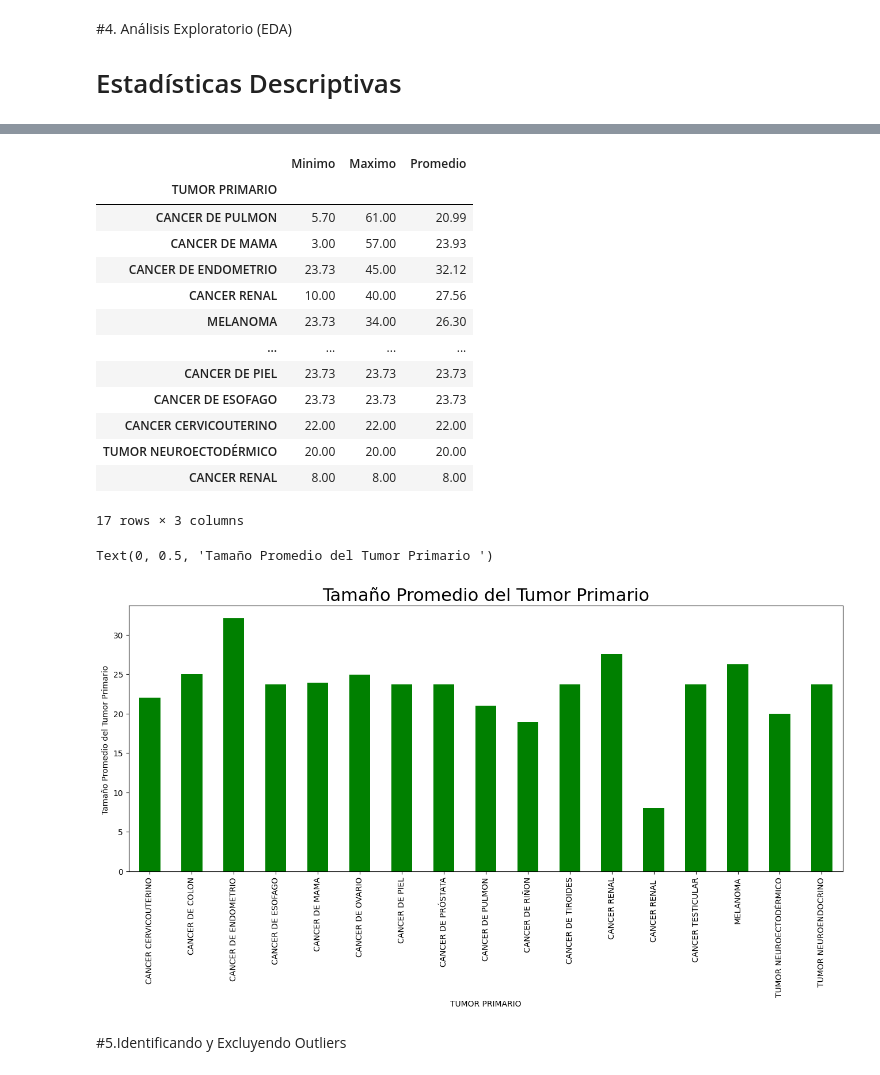
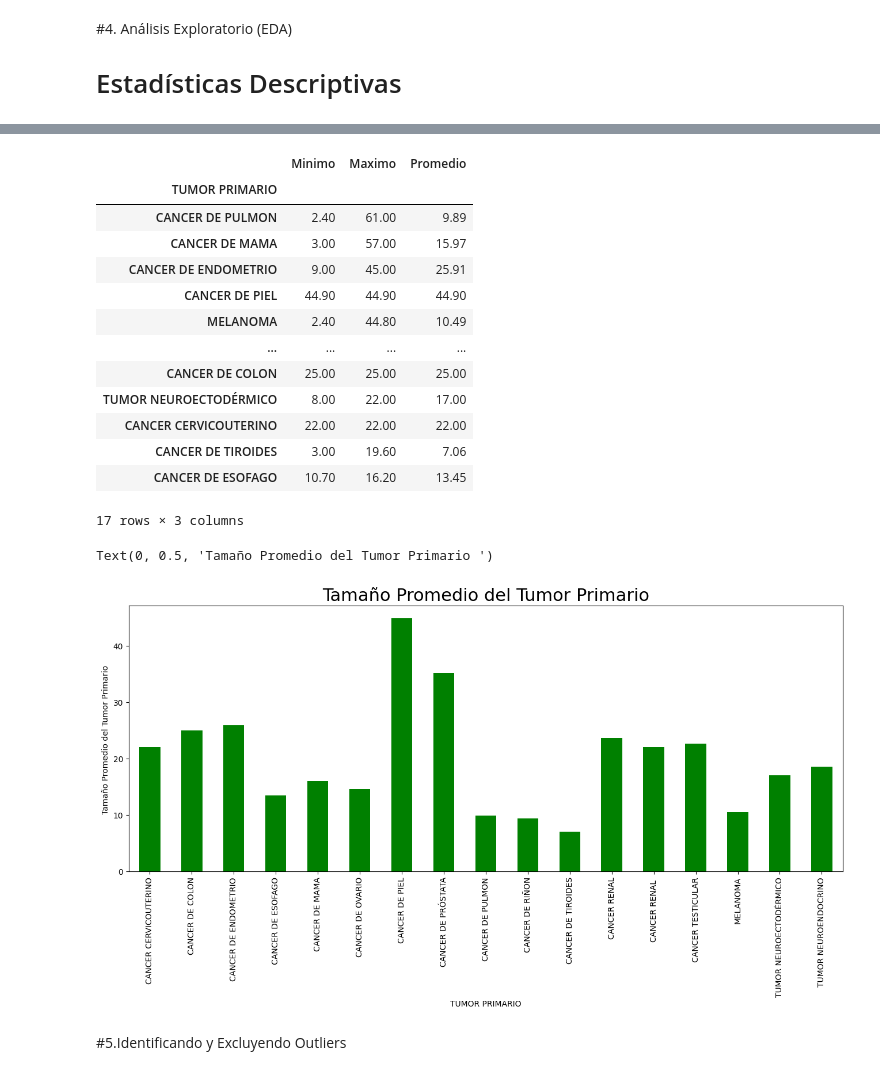
Before and after one commit to AngelTroncoso/TratamientoOncologico, a Jupyter notebook: s_20_10_data_Enero.ipynb, the cells around one changed output, grey strips where cells are left out. Cells and saved outputs as stored; diff of their text form; code cells hidden in the pictures.

```diff
--- a/s_20_10_data_Enero.ipynb
+++ b/s_20_10_data_Enero.ipynb
@@ -157,7 +157,7 @@ La base de datos presenta 468 Filas y 20 variables
 # %% [markdown]
 ##Eliminando Valores Nulos
 # %%
-dataset = pd.read_excel('/content/BASE DE DATOS METS localizacion correg (1).xlsx')
+dataset = pd.read_excel('/content/BASE DE DATOS METS localizacion correg (2).xlsx')
 # %%
 dataset.head(10)
 # %% [output]
@@ -300,33 +341,37 @@ dataset[numeric_cols].aggregate(['min', 'max'])
 # %%
-dataset.groupby('TUMOR PRIMARIO')['TAMAÑO'].aggregate(['min','max','mean']) \
+# Convertir la columna 'TAMAÑO ' a numérica, manejando errores
+dataset['TAMAÑO '] = pd.to_numeric(dataset['TAMAÑO '], errors='coerce')
+
+# Ahora, realiza la agrupación y agregación
+dataset.groupby('TUMOR PRIMARIO')['TAMAÑO '].aggregate(['min','max','mean']) \
         .rename(columns={'min':'Minimo', 'max':'Maximo', 'mean':'Promedio'}) \
         .sort_values(by='Maximo', ascending=False)
 # %% [output]
 |  | Minimo | Maximo | Promedio |
 | TUMOR PRIMARIO |  |  |  |
-| CANCER DE PULMON | 5.70 | 61.00 | 20.99 |
-| CANCER DE MAMA | 3.00 | 57.00 | 23.93 |
-| CANCER DE ENDOMETRIO | 23.73 | 45.00 | 32.12 |
-| CANCER RENAL | 10.00 | 40.00 | 27.56 |
-| MELANOMA | 23.73 | 34.00 | 26.30 |
+| CANCER DE PULMON | 2.40 | 61.00 | 9.89 |
+| CANCER DE MAMA | 3.00 | 57.00 | 15.97 |
+| CANCER DE ENDOMETRIO | 9.00 | 45.00 | 25.91 |
+| CANCER DE PIEL | 44.90 | 44.90 | 44.90 |
+| MELANOMA | 2.40 | 44.80 | 10.49 |
 | ... | ... | ... | ... |
-| CANCER DE PIEL | 23.73 | 23.73 | 23.73 |
-| CANCER DE ESOFAGO | 23.73 | 23.73 | 23.73 |
+| CANCER DE COLON | 25.00 | 25.00 | 25.00 |
+| TUMOR NEUROECTODÉRMICO | 8.00 | 22.00 | 17.00 |
 | CANCER CERVICOUTERINO | 22.00 | 22.00 | 22.00 |
-| TUMOR NEUROECTODÉRMICO | 20.00 | 20.00 | 20.00 |
-| CANCER RENAL | 8.00 | 8.00 | 8.00 |
+| CANCER DE TIROIDES | 3.00 | 19.60 | 7.06 |
+| CANCER DE ESOFAGO | 10.70 | 16.20 | 13.45 |
 17 rows × 3 columns
 # %%
 %matplotlib inline
 import matplotlib.pyplot as plt
 plt.rc('figure', figsize=(16,6))
 # %%
-fig = dataset.groupby('TUMOR PRIMARIO')['TAMAÑO'].mean().plot.bar(color='green')
+fig = dataset.groupby('TUMOR PRIMARIO')['TAMAÑO '].mean().plot.bar(color='green')
 fig.set_title('Tamaño Promedio del Tumor Primario', {'fontsize':22})
 fig.set_ylabel('Tamaño Promedio del Tumor Primario ')
 # %% [output]
 Text(0, 0.5, 'Tamaño Promedio del Tumor Primario ')
-[figure, old version]
+[figure, new version]
 # %% [markdown]
 #5.Identificando y Excluyendo Outliers
 # %%
```
Also changed, not shown: parts of 28 cells of this notebook.
